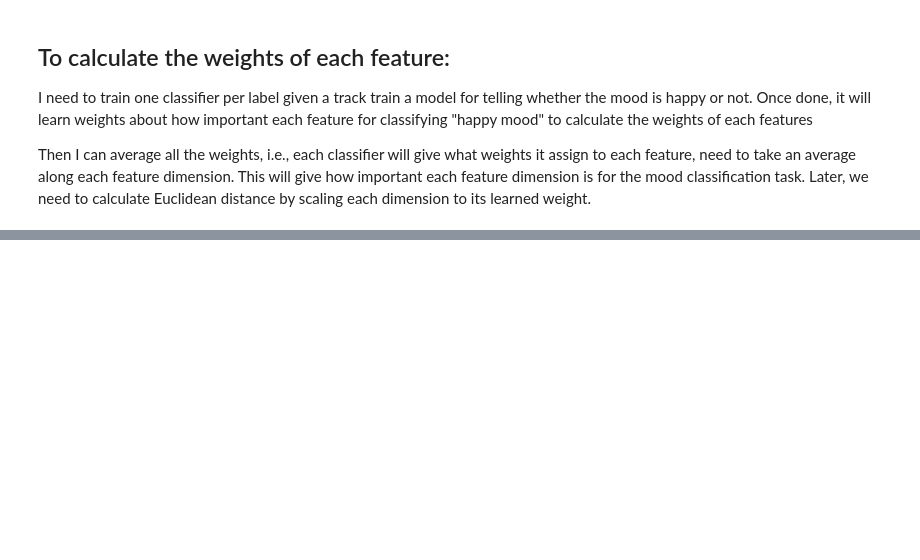
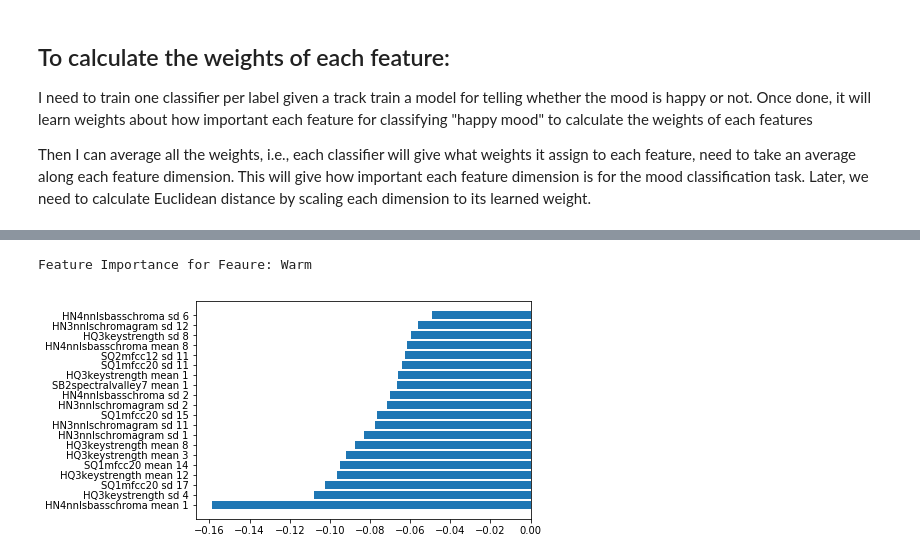
Before and after one commit to yardstick17/linear_models, a Jupyter notebook: ridge_classifier/classifier.ipynb, the cells around one changed output, grey strips where cells are left out. Cells and saved outputs as stored; diff of their text form; code cells hidden in the pictures; blank space fills up the shorter version.

```diff
--- a/ridge_classifier/classifier.ipynb
+++ b/ridge_classifier/classifier.ipynb
@@ -16,6 +16,7 @@ df.head()
 5 rows × 488 columns
 # %%
 labels = df['mood metadata']
+labels = labels.apply(lambda x: x.strip())
 labels.head()
 # %% [output]
 100-club_anw1131_001.mp3                Bright
@@ -139,0 +122,15 @@ Then I can average all the weights, i.e., each classifier will give what weights
+# %%
+def label_feature_importances(label, top=20):
+        coef = model.coef_
+        names = list(df.columns.difference(['mood metadata']))
+        class_name = label
+        le.transform(['Ambient'])
+        index = le.transform([label])[0]
+        classes_coef = coef[index]
+        print('Feature Importance for Feaure: {}'.format(class_name))
+        imp, names = zip(*sorted(zip(classes_coef, names)))
+        sliced_imp = imp[:top]
+        sliced_names = names[:top]
+        plt.barh(range(len(sliced_names)), sliced_imp, align='center')
+        plt.yticks(range(len(sliced_names)), sliced_names)
+        plt.show()
@@ -139,0 +152,5 @@ Then I can average all the weights, i.e., each classifier will give what weights
+# %%
+label_feature_importances('Warm')
+# %% [output]
+Feature Importance for Feaure: Warm
+[figure, added]
```
Also changed, not shown: parts of 16 cells of this notebook, 1 other file.
